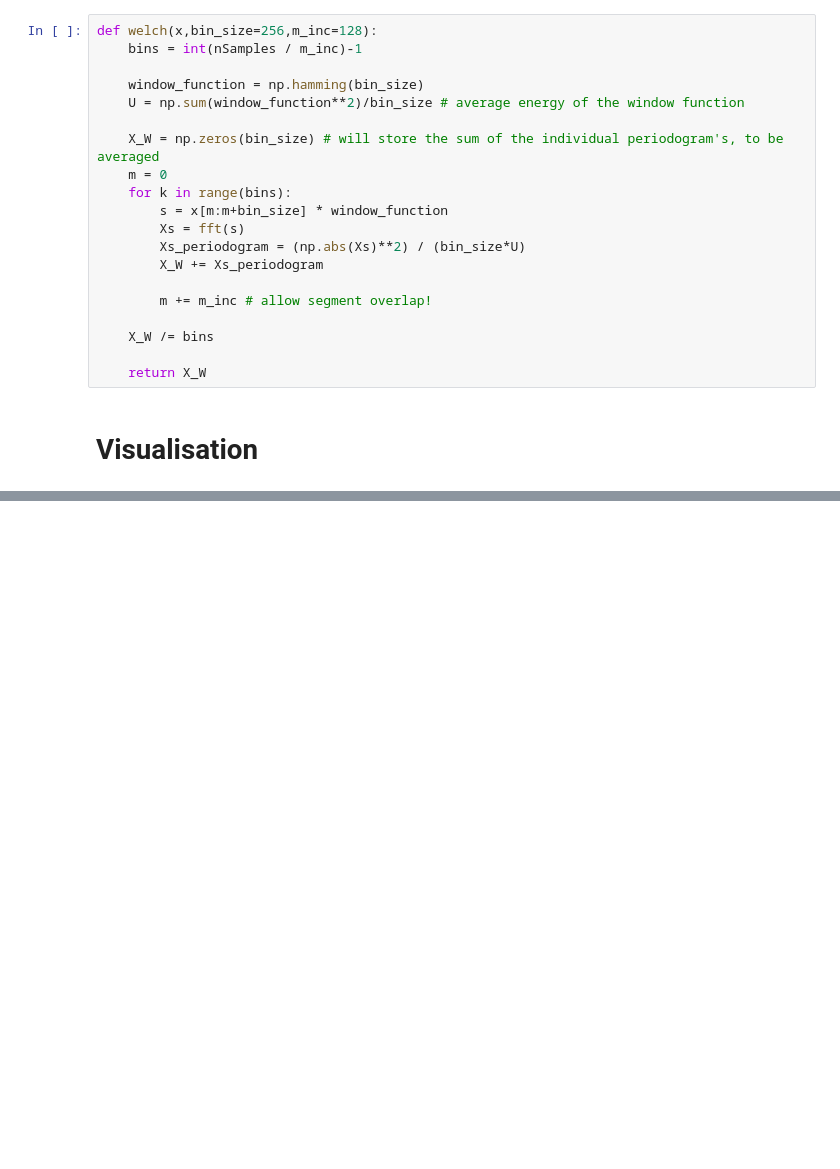
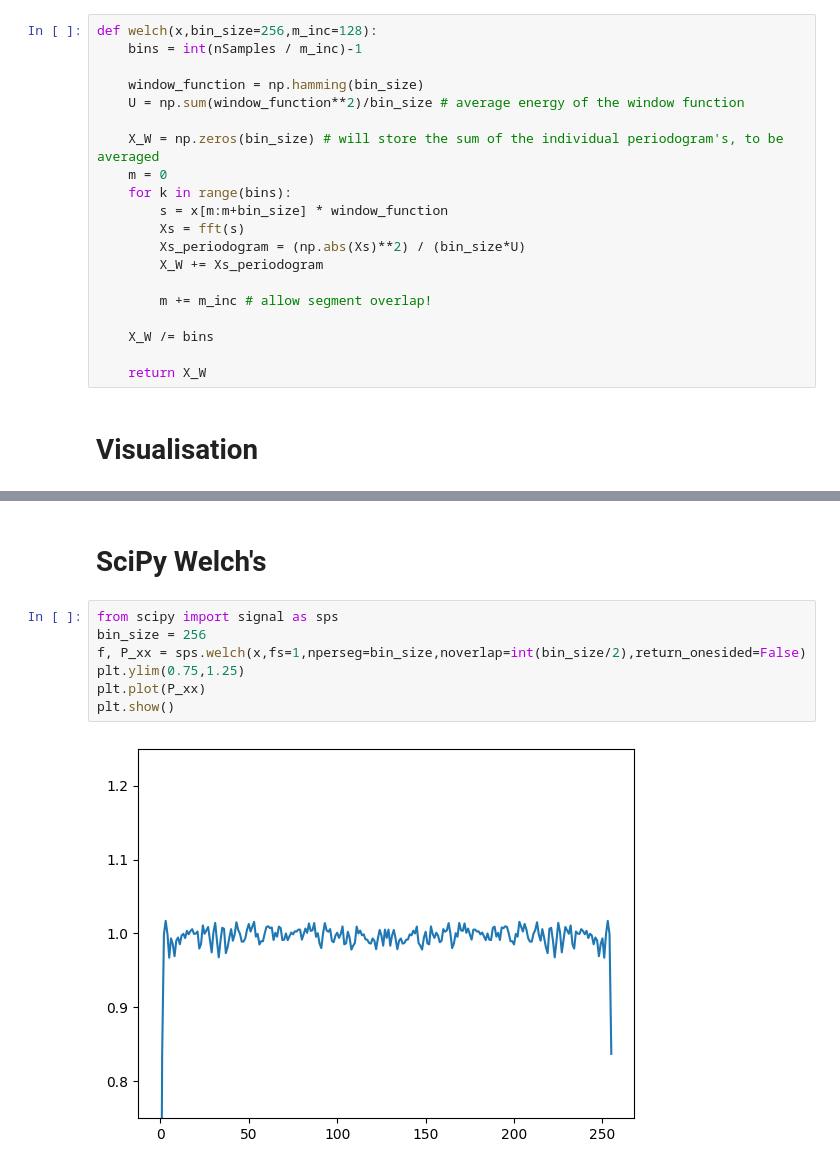
Before and after one commit to thomas6785/notes, a Jupyter notebook: ASP_Tutorials/ASP_5.1.ipynb, the cells around one changed output, grey strips where cells are left out. Drawn from its saved outputs; the diff is of its cells as text; blank space fills up the shorter version.

```diff
--- a/ASP_Tutorials/ASP_5.1.ipynb
+++ b/ASP_Tutorials/ASP_5.1.ipynb
@@ -108,0 +120,11 @@ Variance:   0.008706323182547923
+# %% [markdown]
+# SciPy Welch's
+# %%
+from scipy import signal as sps
+bin_size = 256
+f, P_xx = sps.welch(x,fs=1,nperseg=bin_size,noverlap=int(bin_size/2),return_onesided=False)
+plt.ylim(0.75,1.25)
+plt.plot(P_xx)
+plt.show()
+# %% [output]
+[figure, added]
```
Also changed, not shown: parts of 2 cells of this notebook.
